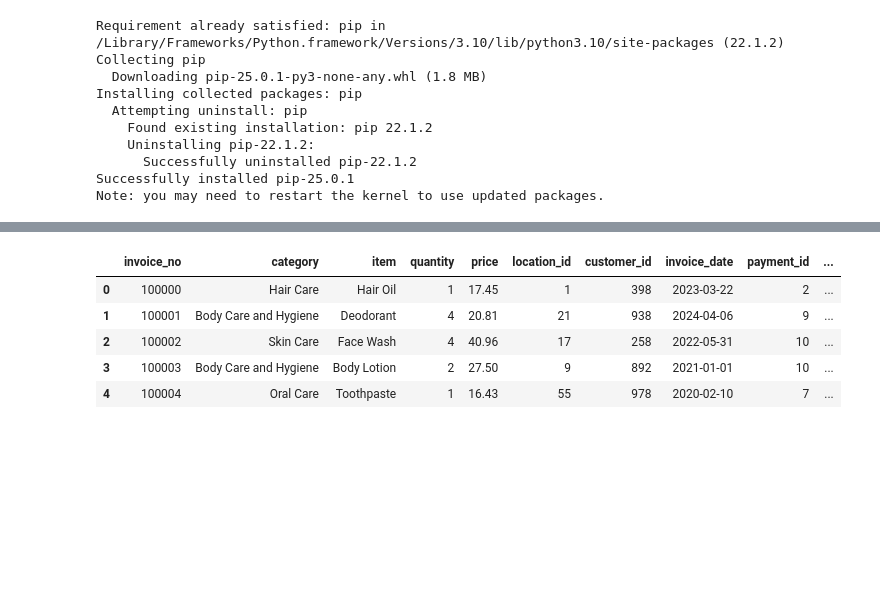
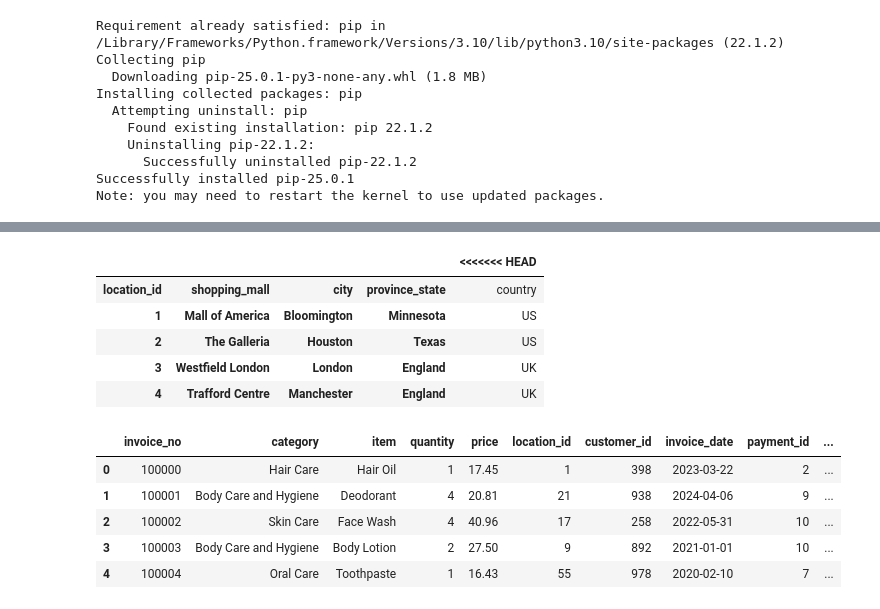
Before and after one commit to SobiaNoorAI/E-Commerce-Customer-Churn-Prediction, a Jupyter notebook: notebooks/Fact_Customer_Table.ipynb, the cells around one changed output, grey strips where cells are left out. Saved outputs shown, nothing was run; the diff lists cells and outputs as text; code cells hidden in the pictures; blank space fills up the shorter version.

```diff
--- a/notebooks/Fact_Customer_Table.ipynb
+++ b/notebooks/Fact_Customer_Table.ipynb
@@ -81,3 +145,12 @@ df4.head()
+# %%
+location.head()
+# %% [output]
+|  |  |  |  | <<<<<<< HEAD |
+| ﻿location_id | shopping_mall | city | province_state | country |
+| 1 | Mall of America | Bloomington | Minnesota | US |
+| 2 | The Galleria | Houston | Texas | US |
+| 3 | Westfield London | London | England | UK |
+| 4 | Trafford Centre | Manchester | England | UK |
 # %%
 # Example: Join customers and orders on 'customer_id'
 merged_df1 = pd.merge(df4, df3, on="payment_id", how="inner")  # Inner Join
```
Also changed, not shown: parts of 15 cells of this notebook.
